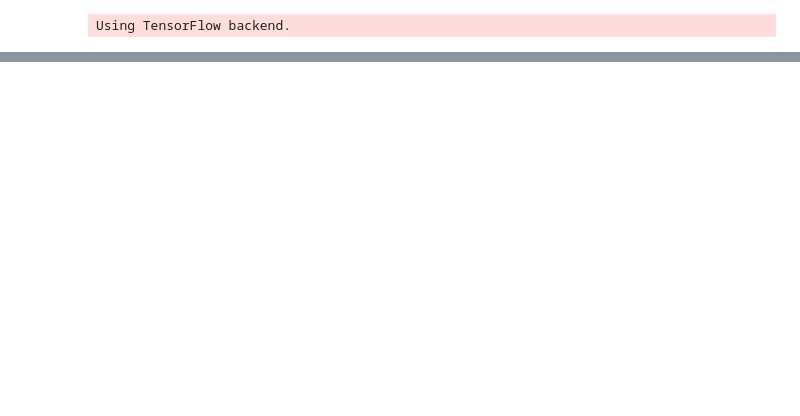
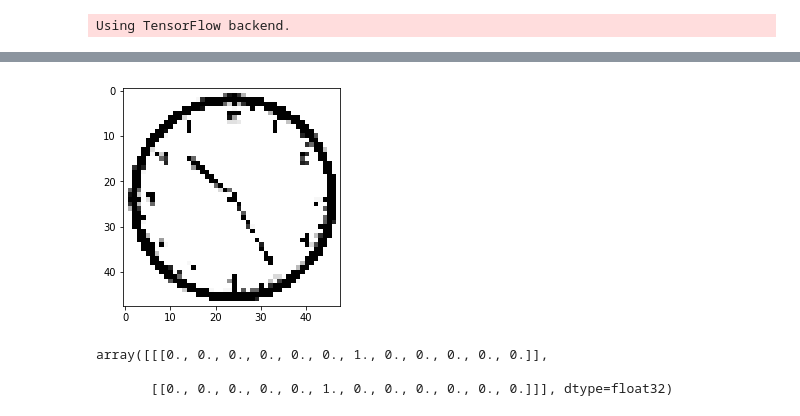
Before and after one commit to ralhadeff/analogue-clock-reader, a Jupyter notebook: 2-hands/reader-2hands-0503.ipynb, the cells around one changed output, grey strips where cells are left out. Saved outputs shown, nothing was run; the diff lists cells and outputs as text; code cells hidden in the pictures; blank space fills up the shorter version.

```diff
--- a/2-hands/reader-2hands-0503.ipynb
+++ b/2-hands/reader-2hands-0503.ipynb
@@ -109,0 +181,11 @@ model.evaluate(X_test, [y_test[:,:12],y_test[:,12:]], batch_size=25)
+# %%
+plt.imshow(reshaped[0])
+plt.show()
+# %% [output]
+[figure, added]
+# %%
+np.round(model.predict(reshaped),3)
+# %% [output]
+array([[[0., 0., 0., 0., 0., 0., 1., 0., 0., 0., 0., 0.]],
+
+       [[0., 0., 0., 0., 0., 1., 0., 0., 0., 0., 0., 0.]]], dtype=float32)
```
Also changed, not shown: parts of 21 cells of this notebook.
